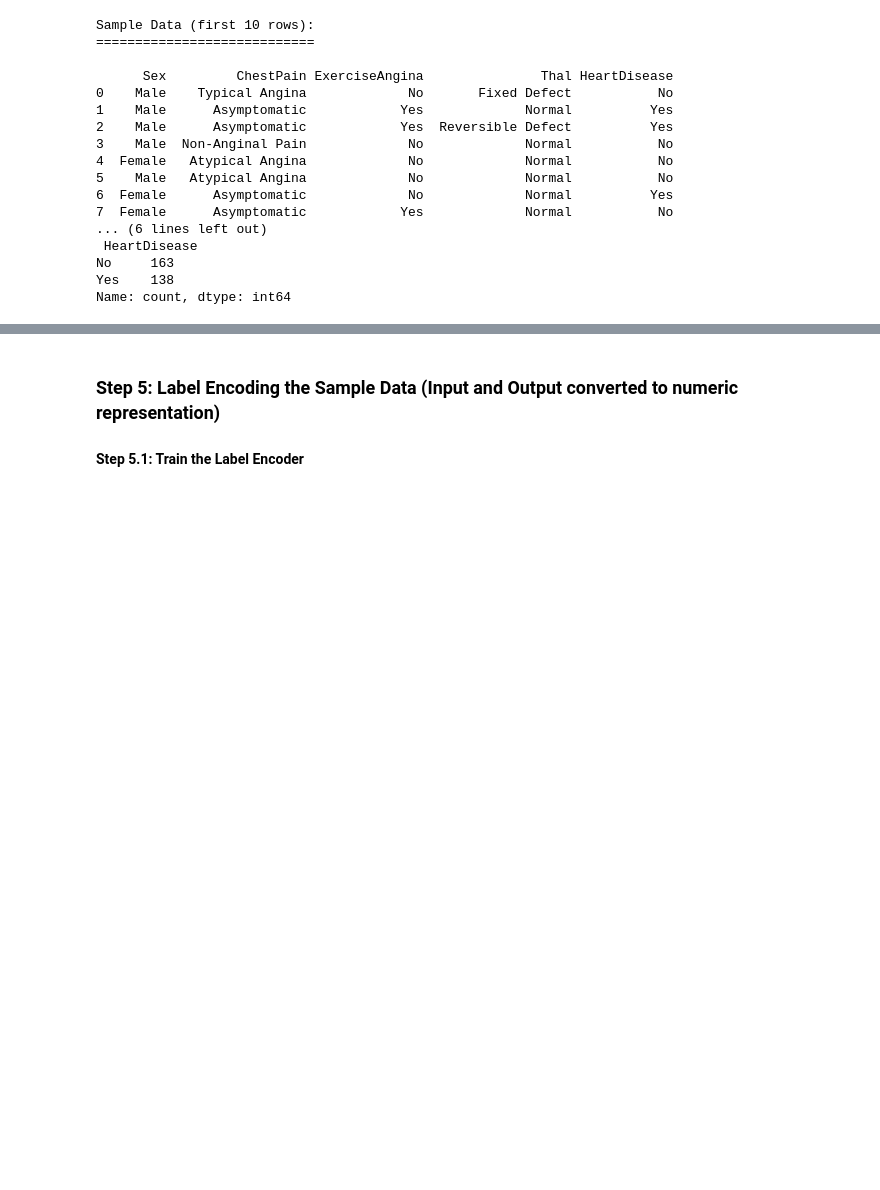
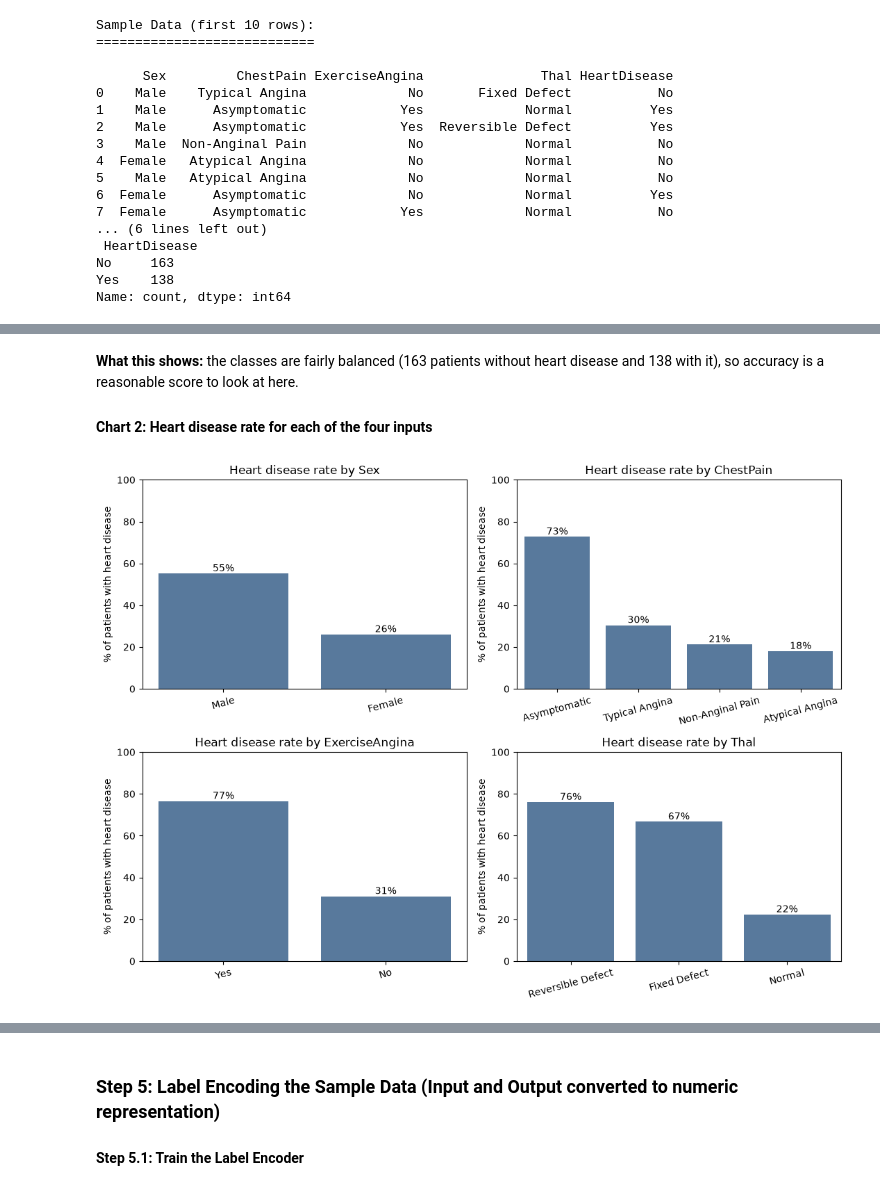
Before and after one commit to aayeshaarif17/heart-disease-app, a Jupyter notebook: heart_disease_prediction.ipynb, the cells around one changed output, grey strips where cells are left out. Cells and saved outputs as stored; diff of their text form; code cells hidden in the pictures; blank space fills up the shorter version.

```diff
--- a/heart_disease_prediction.ipynb
+++ b/heart_disease_prediction.ipynb
@@ -212,0 +238,22 @@ Name: count, dtype: int64
+# %% [markdown]
+**What this shows:** the classes are fairly balanced (163 patients without heart disease and 138 with it), so accuracy is a reasonable score to look at here.
+
+#### Chart 2: Heart disease rate for each of the four inputs
+# %%
+fig, axes = plt.subplots(2, 2, figsize=(11, 8))
+for ax, col in zip(axes.ravel(), ["Sex", "ChestPain", "ExerciseAngina", "Thal"]):
+    rate = sample_data.groupby(col)["HeartDisease"].apply(lambda s: (s == "Yes").mean() * 100)
+    rate = rate.sort_values(ascending=False)
+    sns.barplot(x=rate.index, y=rate.values, ax=ax, color="#4C78A8")
+    for p in ax.patches:
+        ax.annotate(f"{p.get_height():.0f}%", (p.get_x() + p.get_width() / 2, p.get_height()),
+                    ha="center", va="bottom")
+    ax.set_title(f"Heart disease rate by {col}")
+    ax.set_xlabel("")
+    ax.set_ylabel("% of patients with heart disease")
+    ax.set_ylim(0, 100)
+    ax.tick_params(axis="x", rotation=15)
+plt.tight_layout()
+plt.show()
+# %% [output]
+[figure, added]
```
Also changed, not shown: parts of 3 cells of this notebook.
